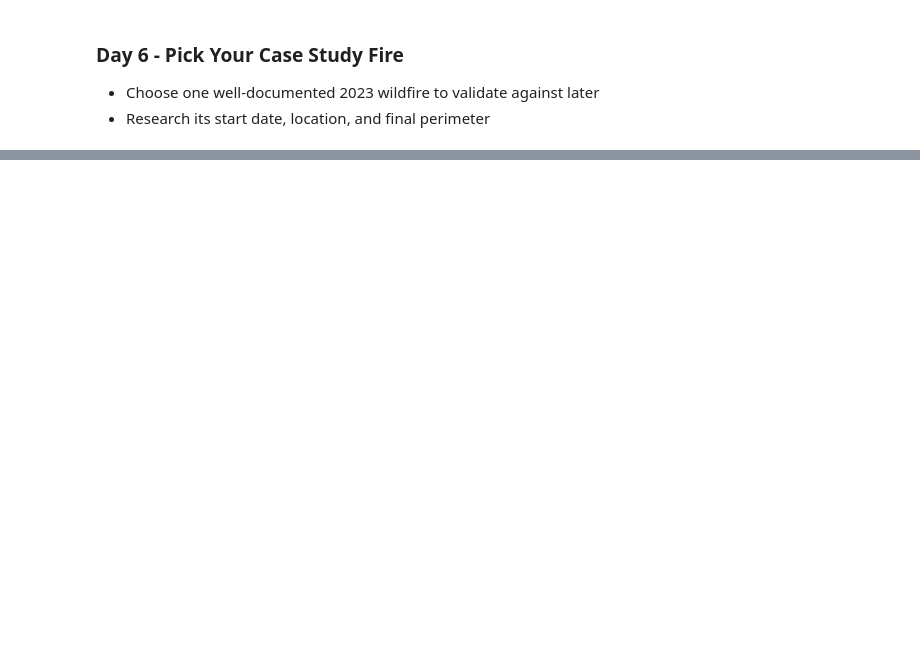
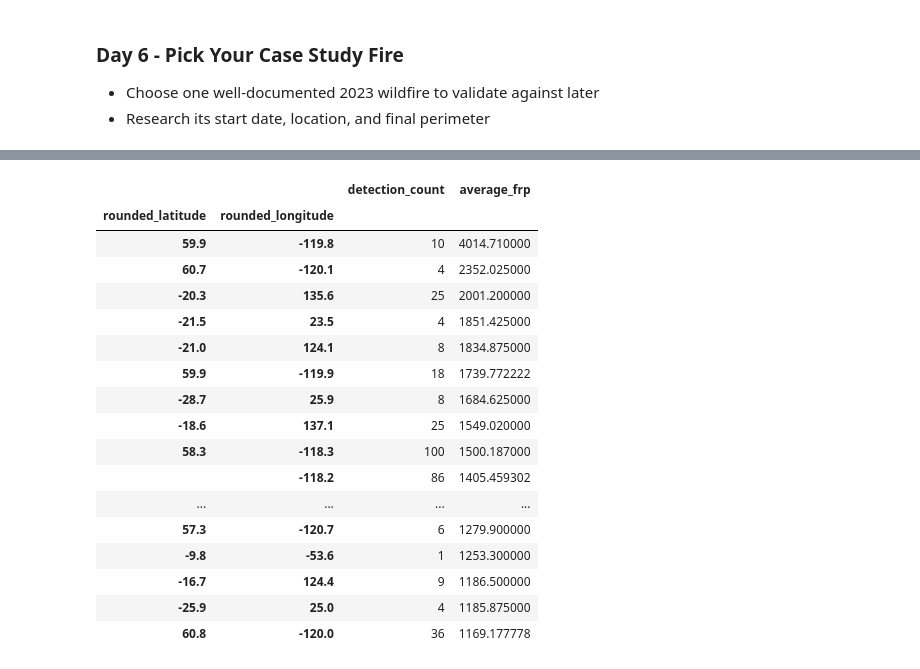
Before and after one commit to pratham2021/wildfire-spread-model, a Jupyter notebook: notebooks/01_data_exploration.ipynb, the cells around one changed output, grey strips where cells are left out. Cells and saved outputs as stored; diff of their text form; code cells hidden in the pictures; blank space fills up the shorter version.

```diff
--- a/notebooks/01_data_exploration.ipynb
+++ b/notebooks/01_data_exploration.ipynb
@@ -270,0 +387,6 @@ m.save("fire_detection_visualization.html")
+# %%
+# 3. Group by the rounded latitude and longitude, calculate the total detection count and average FRP for each cluster
+detection_count = filtered_fire_df.groupby(['rounded_latitude', 'rounded_longitude']).size()
+average_frp = filtered_fire_df.groupby(['rounded_latitude', 'rounded_longitude'])['frp'].mean()
+
+detection_count
@@ -270,0 +431,2 @@ m.save("fire_detection_visualization.html")
+# %%
+hotspots = pd.concat([detection_count, average_frp], axis=1)
@@ -270,0 +437,2 @@ m.save("fire_detection_visualization.html")
+# %%
+hotspots = hotspots.rename(columns={0:'detection_count', 'frp': 'average_frp'})
@@ -270,0 +456,3 @@ m.save("fire_detection_visualization.html")
+# %%
+# 5. Sort by average FRP descending
+sorted_average_frp_desc = hotspots.sort_values(by='average_frp', ascending=False)
@@ -270,0 +478,21 @@ m.save("fire_detection_visualization.html")
+# %%
+sorted_average_frp_desc.head(20)
+# %% [output]
+|  |  | detection_count | average_frp |
+| rounded_latitude | rounded_longitude |  |  |
+| 59.9 | -119.8 | 10 | 4014.710000 |
+| 60.7 | -120.1 | 4 | 2352.025000 |
+| -20.3 | 135.6 | 25 | 2001.200000 |
+| -21.5 | 23.5 | 4 | 1851.425000 |
+| -21.0 | 124.1 | 8 | 1834.875000 |
+| 59.9 | -119.9 | 18 | 1739.772222 |
+| -28.7 | 25.9 | 8 | 1684.625000 |
+| -18.6 | 137.1 | 25 | 1549.020000 |
+| 58.3 | -118.3 | 100 | 1500.187000 |
+|  | -118.2 | 86 | 1405.459302 |
+| ... | ... | ... | ... |
+| 57.3 | -120.7 | 6 | 1279.900000 |
+| -9.8 | -53.6 | 1 | 1253.300000 |
+| -16.7 | 124.4 | 9 | 1186.500000 |
+| -25.9 | 25.0 | 4 | 1185.875000 |
+| 60.8 | -120.0 | 36 | 1169.177778 |
```
Also changed, not shown: parts of 35 cells of this notebook.
